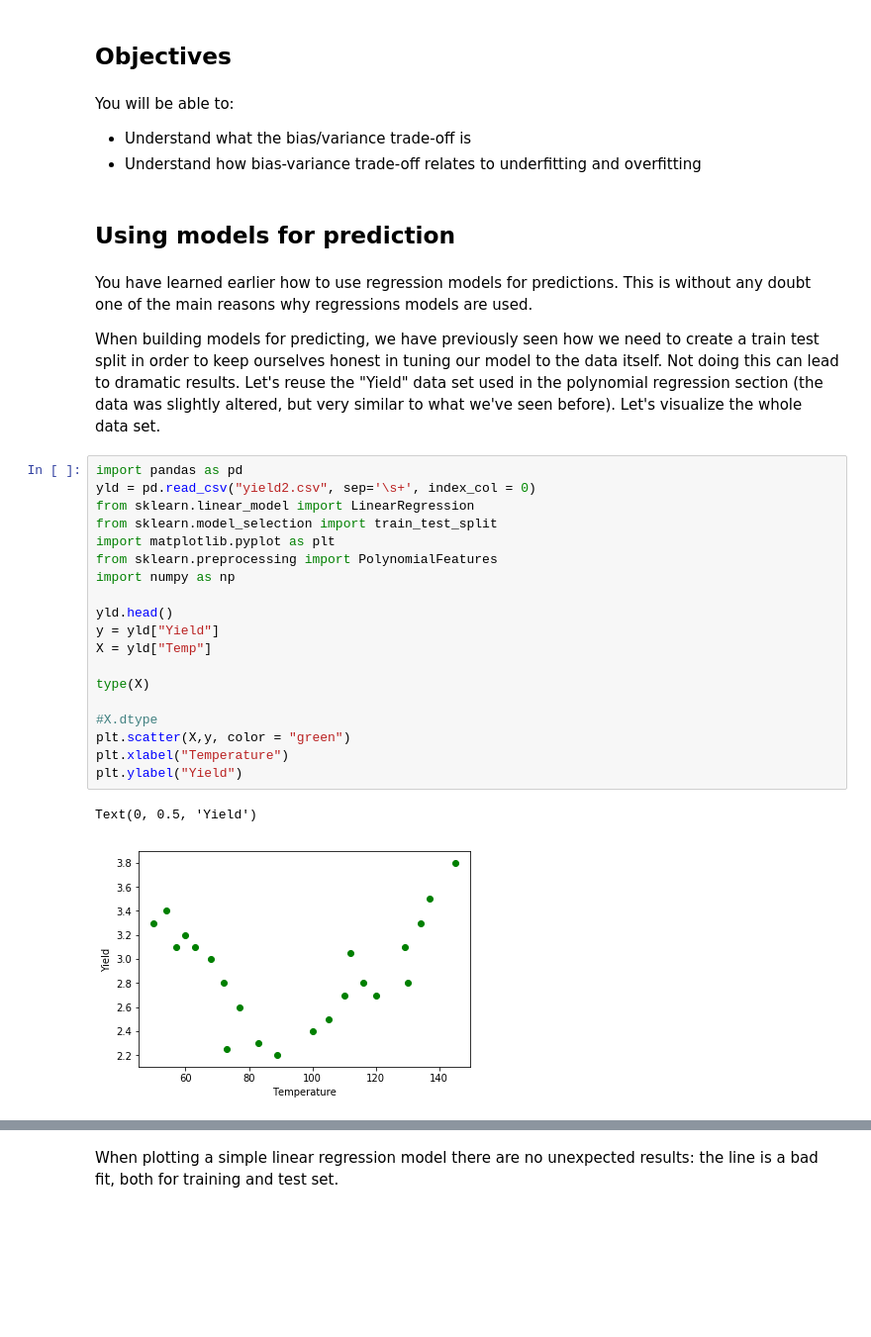
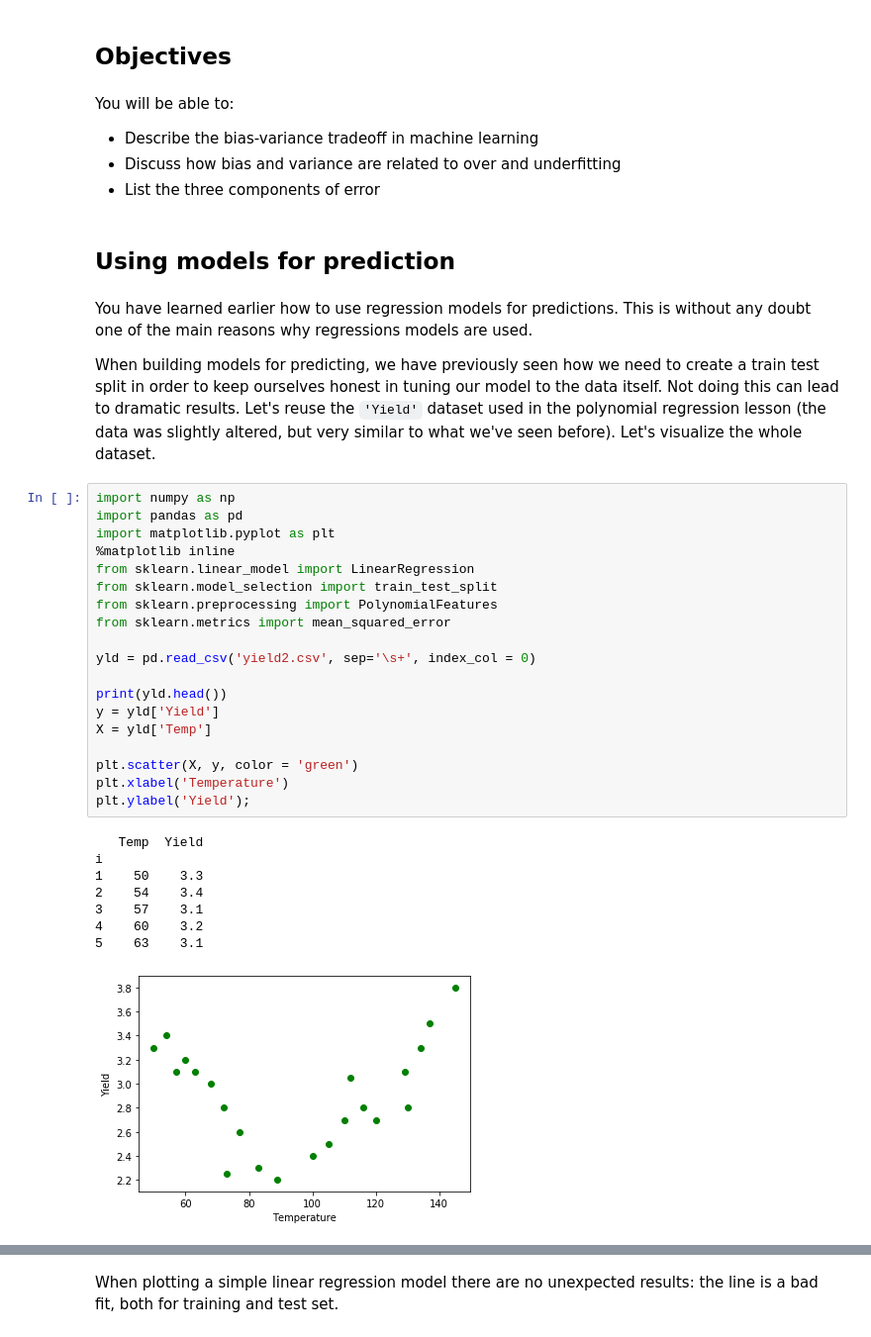
Before and after one commit to learn-co-curriculum/dsc-bias-variance-trade-off, a Jupyter notebook: index.ipynb, the cells around one changed output, grey strips where cells are left out. Shown at 99% size. Saved outputs shown, nothing was run; the diff lists cells and outputs as text; blank space fills up the shorter version.

```diff
--- a/index.ipynb
+++ b/index.ipynb
@@ -8,34 +8,42 @@ You've seen how you can extend your linear models by including interaction effec
 ## Objectives
 # %% [markdown]
 You will be able to:
-- Understand what the bias/variance trade-off is
-- Understand how bias-variance trade-off relates to underfitting and overfitting
+
+- Describe the bias-variance tradeoff in machine learning
+- Discuss how bias and variance are related to over and underfitting
+- List the three components of error
 # %% [markdown]
 ## Using models for prediction
 # %% [markdown]
 You have learned earlier how to use regression models for predictions. This is without any doubt one of the main reasons why regressions models are used.
 
-When building models for predicting, we have previously seen how we need to create a train test split in order to keep ourselves honest in tuning our model to the data itself. Not doing this can lead to dramatic results. Let's reuse the "Yield" data set used in the polynomial regression section (the data was slightly altered, but very similar to what we've seen before). Let's visualize the whole data set.
+When building models for predicting, we have previously seen how we need to create a train test split in order to keep ourselves honest in tuning our model to the data itself. Not doing this can lead to dramatic results. Let's reuse the `'Yield'` dataset used in the polynomial regression lesson (the data was slightly altered, but very similar to what we've seen before). Let's visualize the whole dataset.
 # %%
+import numpy as np
 import pandas as pd
-yld = pd.read_csv("yield2.csv", sep='\s+', index_col = 0)
+import matplotlib.pyplot as plt
+%matplotlib inline
 from sklearn.linear_model import LinearRegression
 from sklearn.model_selection import train_test_split
-import matplotlib.pyplot as plt
 from sklearn.preprocessing import PolynomialFeatures
-import numpy as np
+from sklearn.metrics import mean_squared_error
 
-yld.head()
-y = yld["Yield"]
-X = yld["Temp"]
+yld = pd.read_csv('yield2.csv', sep='\s+', index_col = 0)
 
-type(X)
+print(yld.head())
+y = yld['Yield']
+X = yld['Temp']
 
-#X.dtype
-plt.scatter(X,y, color = "green")
-plt.xlabel("Temperature")
-plt.ylabel("Yield")
+plt.scatter(X, y, color = 'green')
+plt.xlabel('Temperature')
+plt.ylabel('Yield');
 # %% [output]
-Text(0, 0.5, 'Yield')
+   Temp  Yield
+i
+1    50    3.3
+2    54    3.4
+3    57    3.1
+4    60    3.2
+5    63    3.1
-[figure, old version]
+[figure, new version]
 # %% [markdown]
```
Also changed, not shown: parts of 25 cells of this notebook.
